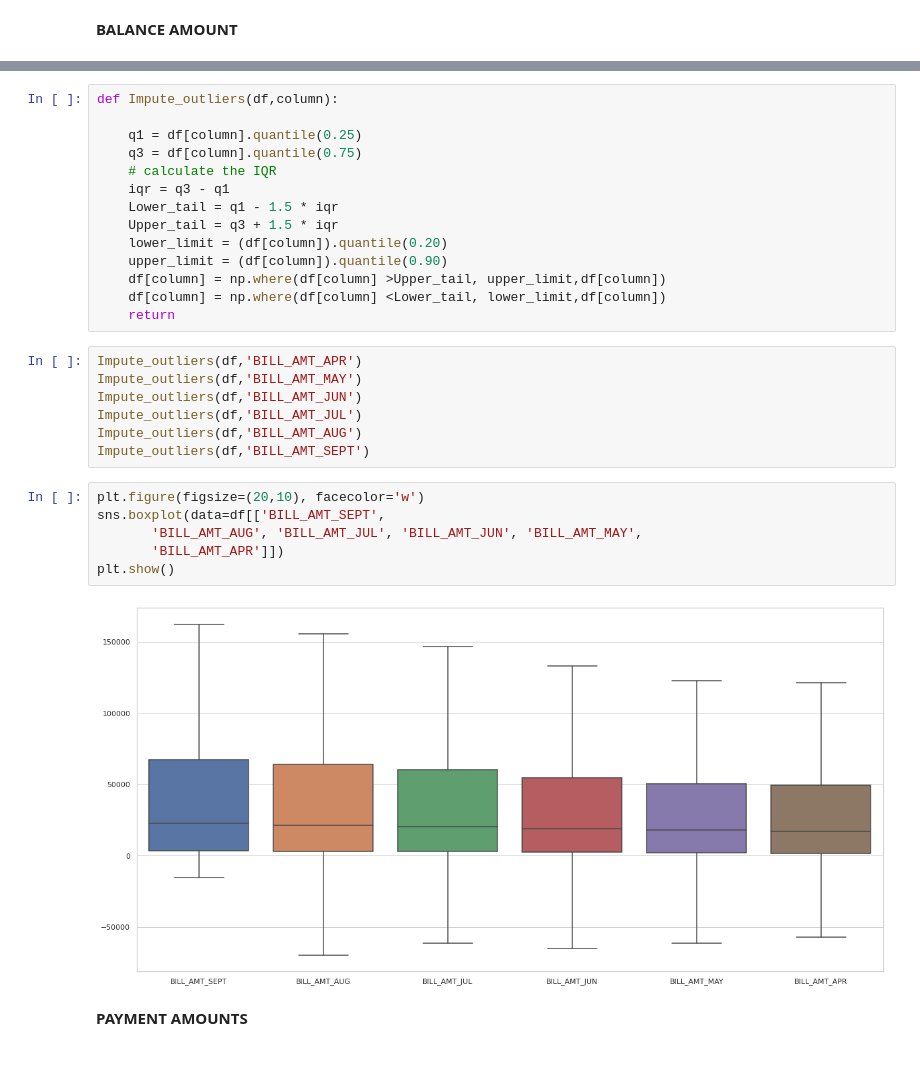
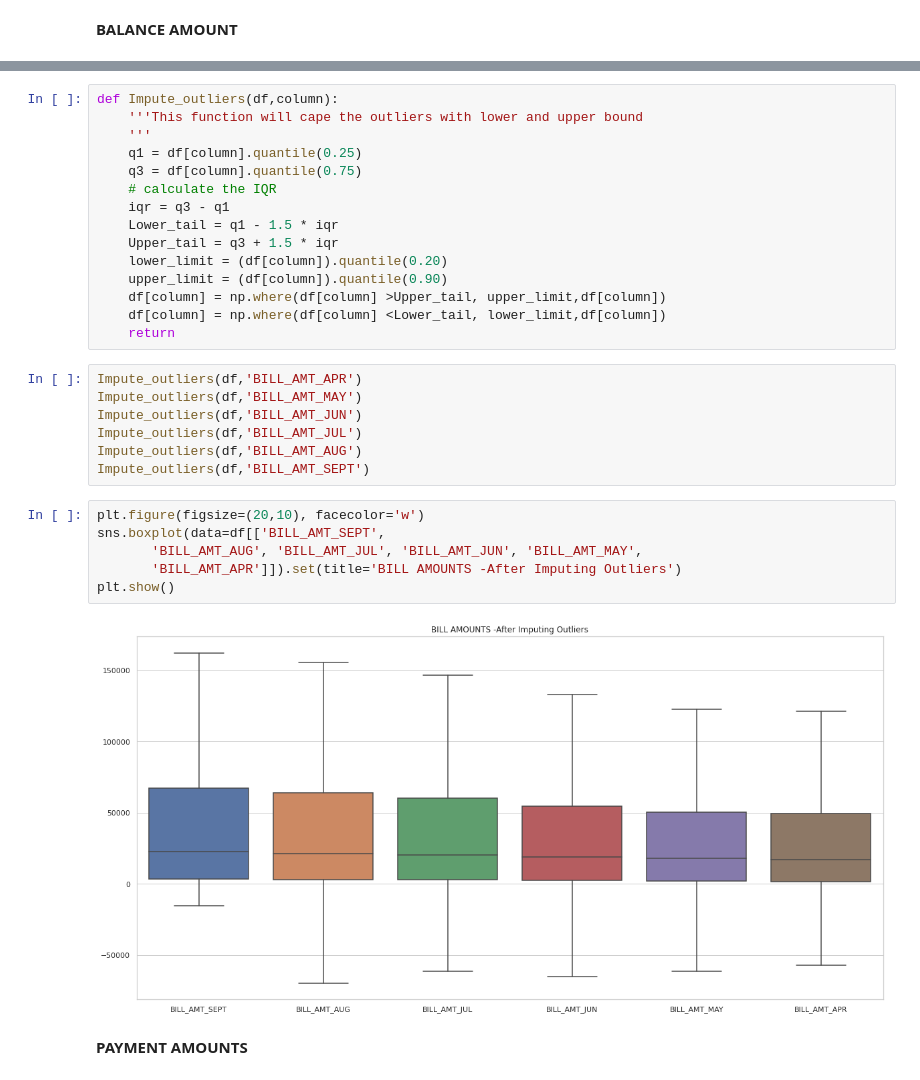
Before and after one commit to DeepakKumarSingh003/Credit_card_Defaulters., a Jupyter notebook: Credit_Card_Default_Prediction_Capstone_Project.ipynb, the cells around one changed output, grey strips where cells are left out. Saved outputs shown, nothing was run; the diff lists cells and outputs as text.

```diff
--- a/Credit_Card_Default_Prediction_Capstone_Project.ipynb
+++ b/Credit_Card_Default_Prediction_Capstone_Project.ipynb
@@ -399,7 +409,8 @@ The upper bound value is 162389.375
 Total number of outliers are 2400 In percentage 8.0
 # %%
 def Impute_outliers(df,column):
-
+    '''This function will cape the outliers with lower and upper bound
+    '''
     q1 = df[column].quantile(0.25)
     q3 = df[column].quantile(0.75)
     # calculate the IQR
@@ -421,11 +432,11 @@ Impute_outliers(df,'BILL_AMT_SEPT')
 # %%
 plt.figure(figsize=(20,10), facecolor='w')
 sns.boxplot(data=df[['BILL_AMT_SEPT',
        'BILL_AMT_AUG', 'BILL_AMT_JUL', 'BILL_AMT_JUN', 'BILL_AMT_MAY',
-       'BILL_AMT_APR']])
+       'BILL_AMT_APR']]).set(title='BILL AMOUNTS -After Imputing Outliers')
 plt.show()
 # %% [output]
-[figure, old version]
+[figure, new version]
 # %% [markdown]
 **PAYMENT AMOUNTS**
 # %%
```
Also changed, not shown: parts of 34 cells of this notebook.
